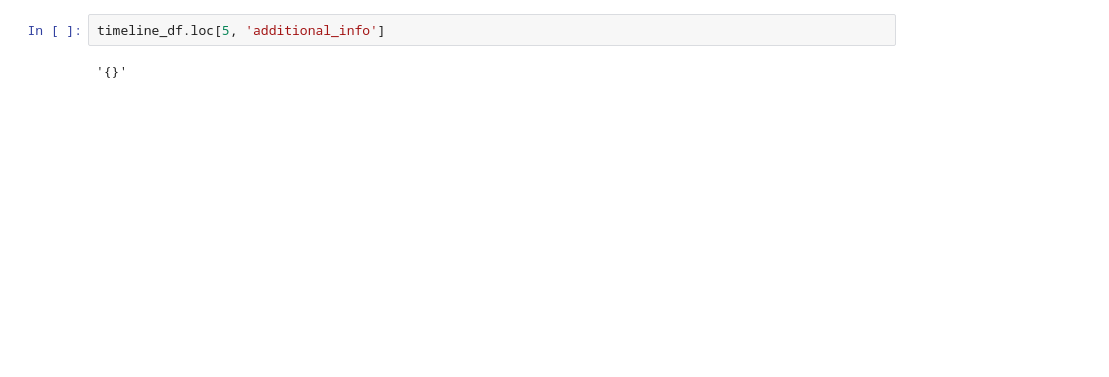
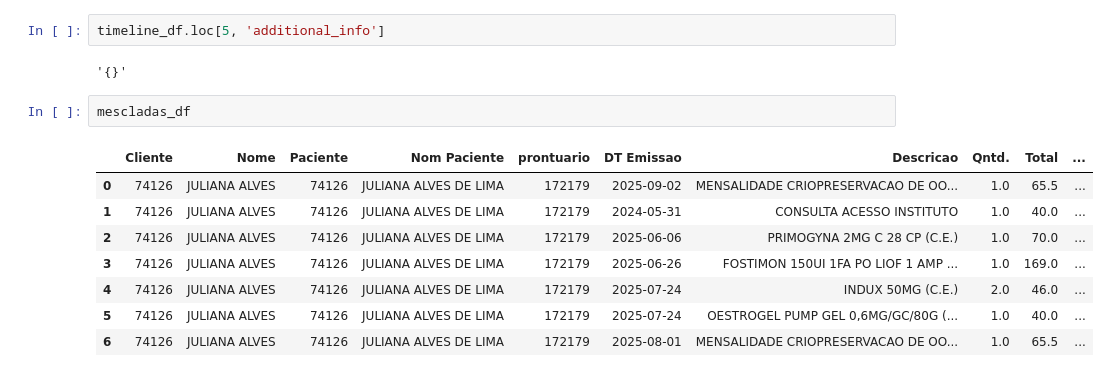
Before and after one commit to bobbypestana/embryoscope-extraction, a Jupyter notebook: finops/explore/explore_patiente_timeline_v1.ipynb, the cells around one changed output. Saved outputs shown, nothing was run; the diff lists cells and outputs as text; blank space fills up the shorter version.

```diff
--- a/finops/explore/explore_patiente_timeline_v1.ipynb
+++ b/finops/explore/explore_patiente_timeline_v1.ipynb
@@ -114,3 +125,14 @@ finops_df
 timeline_df.loc[5, 'additional_info']
 # %% [output]
 '{}'
+# %%
+mescladas_df
+# %% [output]
+|  | Cliente | Nome | Paciente | Nom Paciente | prontuario | DT Emissao | Descricao | Qntd. | Total | ... |
+| 0 | 74126 | JULIANA ALVES | 74126 | JULIANA ALVES DE LIMA | 172179 | 2025-09-02 | MENSALIDADE CRIOPRESERVACAO DE OO... | 1.0 | 65.5 | ... |
+| 1 | 74126 | JULIANA ALVES | 74126 | JULIANA ALVES DE LIMA | 172179 | 2024-05-31 | CONSULTA ACESSO INSTITUTO | 1.0 | 40.0 | ... |
+| 2 | 74126 | JULIANA ALVES | 74126 | JULIANA ALVES DE LIMA | 172179 | 2025-06-06 | PRIMOGYNA 2MG C 28 CP (C.E.) | 1.0 | 70.0 | ... |
+| 3 | 74126 | JULIANA ALVES | 74126 | JULIANA ALVES DE LIMA | 172179 | 2025-06-26 | FOSTIMON 150UI 1FA PO LIOF 1 AMP ... | 1.0 | 169.0 | ... |
+| 4 | 74126 | JULIANA ALVES | 74126 | JULIANA ALVES DE LIMA | 172179 | 2025-07-24 | INDUX 50MG (C.E.) | 2.0 | 46.0 | ... |
+| 5 | 74126 | JULIANA ALVES | 74126 | JULIANA ALVES DE LIMA | 172179 | 2025-07-24 | OESTROGEL PUMP GEL 0,6MG/GC/80G (... | 1.0 | 40.0 | ... |
+| 6 | 74126 | JULIANA ALVES | 74126 | JULIANA ALVES DE LIMA | 172179 | 2025-08-01 | MENSALIDADE CRIOPRESERVACAO DE OO... | 1.0 | 65.5 | ... |
```
Also changed, not shown: parts of 4 cells of this notebook, 1 other file.
